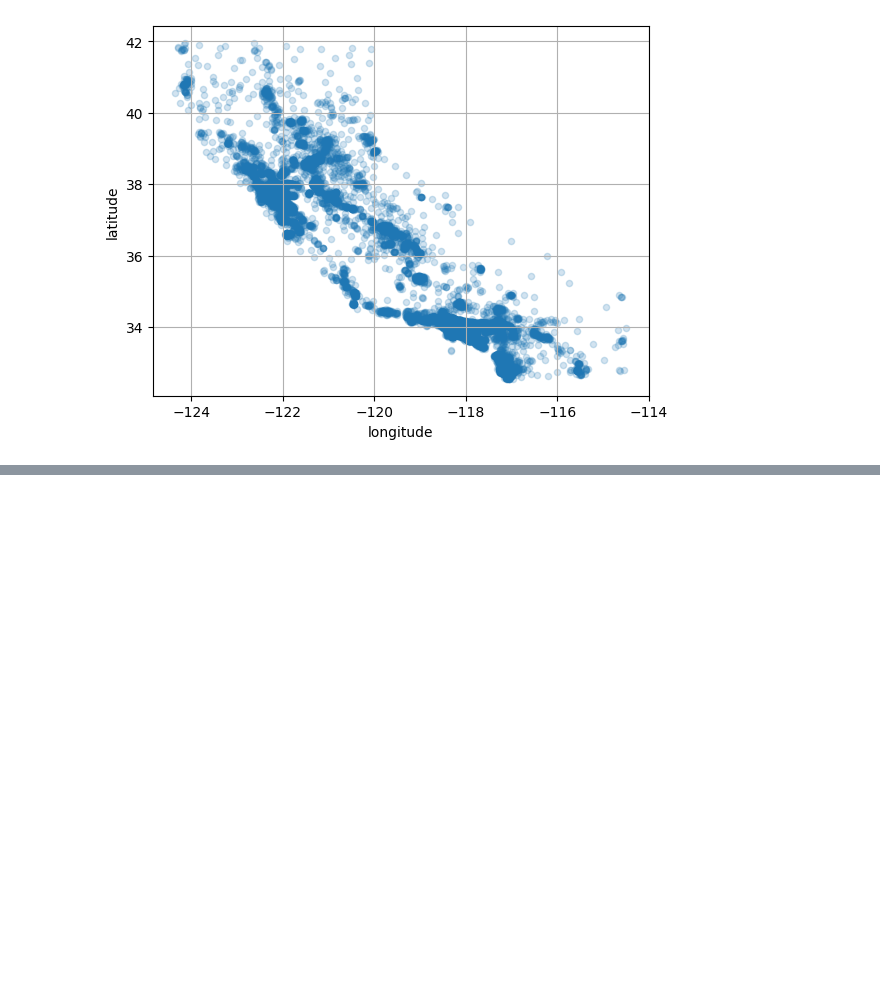
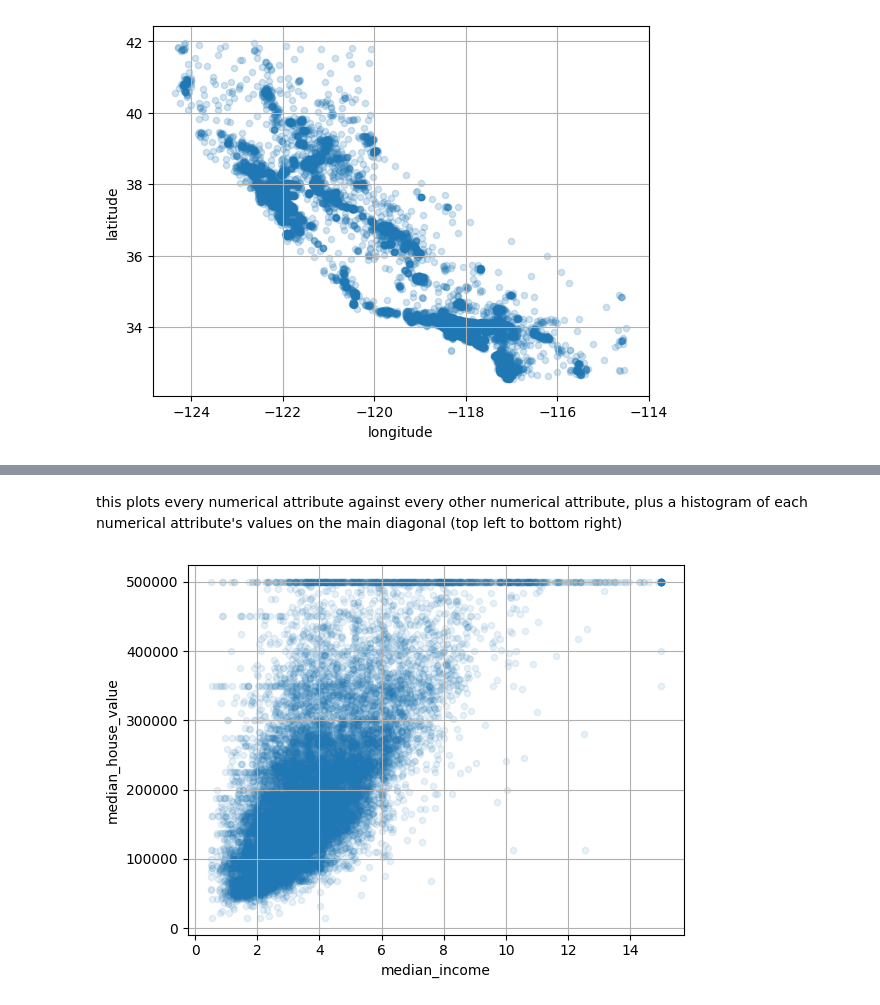
Before and after one commit to awesomesocks123/machinelearning, a Jupyter notebook: chapter2.ipynb, the cells around one changed output, grey strips where cells are left out. Cells and saved outputs as stored; diff of their text form; code cells hidden in the pictures; blank space fills up the shorter version.

```diff
--- a/chapter2.ipynb
+++ b/chapter2.ipynb
@@ -273,0 +328,7 @@ plt.show()
+# %% [markdown]
+this plots every numerical attribute against every other numerical attribute, plus a histogram of each numerical attribute's values on the main diagonal (top left to bottom right)
+# %%
+housing.plot(kind="scatter", x="median_income",y="median_house_value", alpha=0.1, grid=True)
+plt.show()
+# %% [output]
+[figure, added]
```
Also changed, not shown: parts of 4 cells of this notebook.
